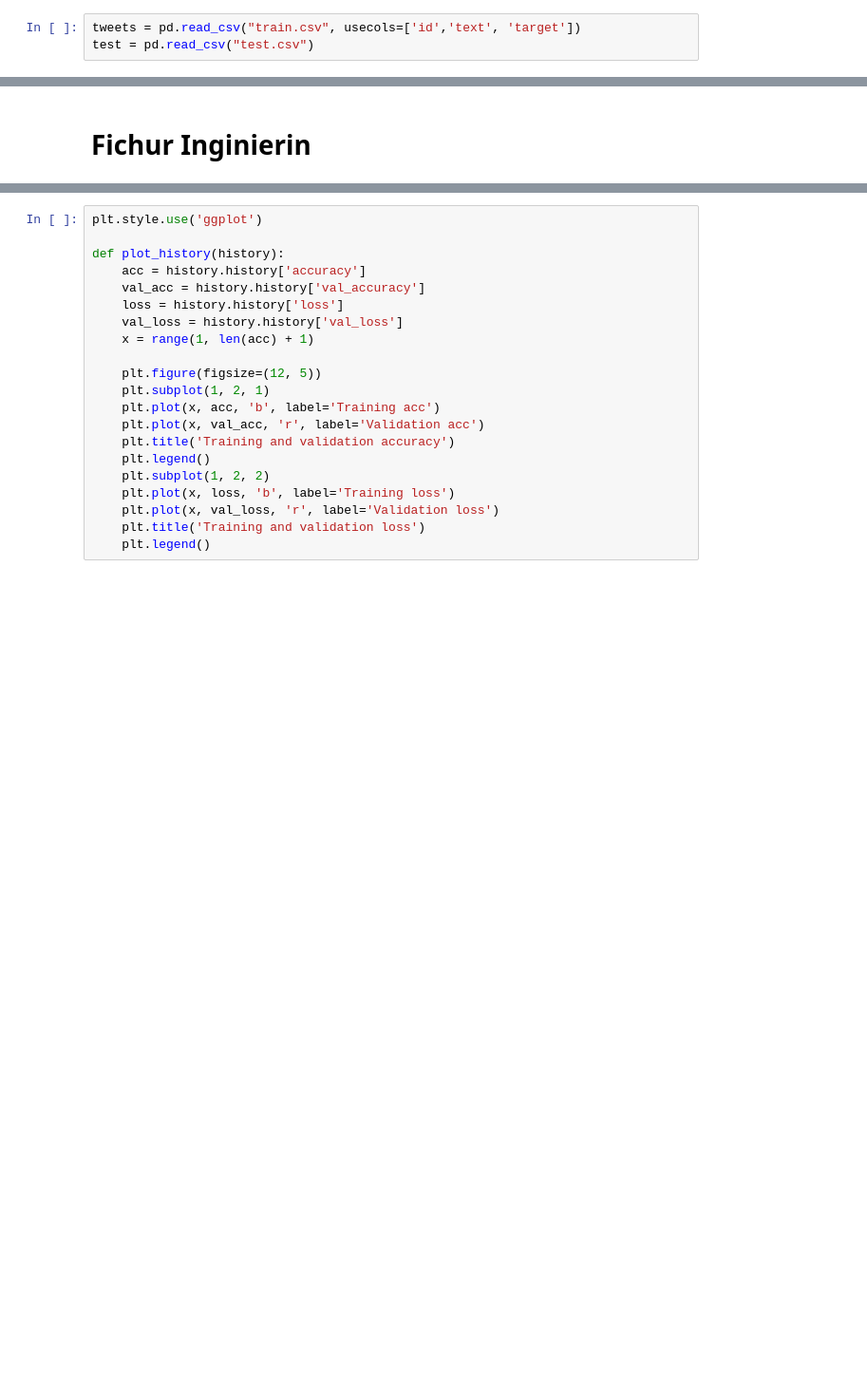
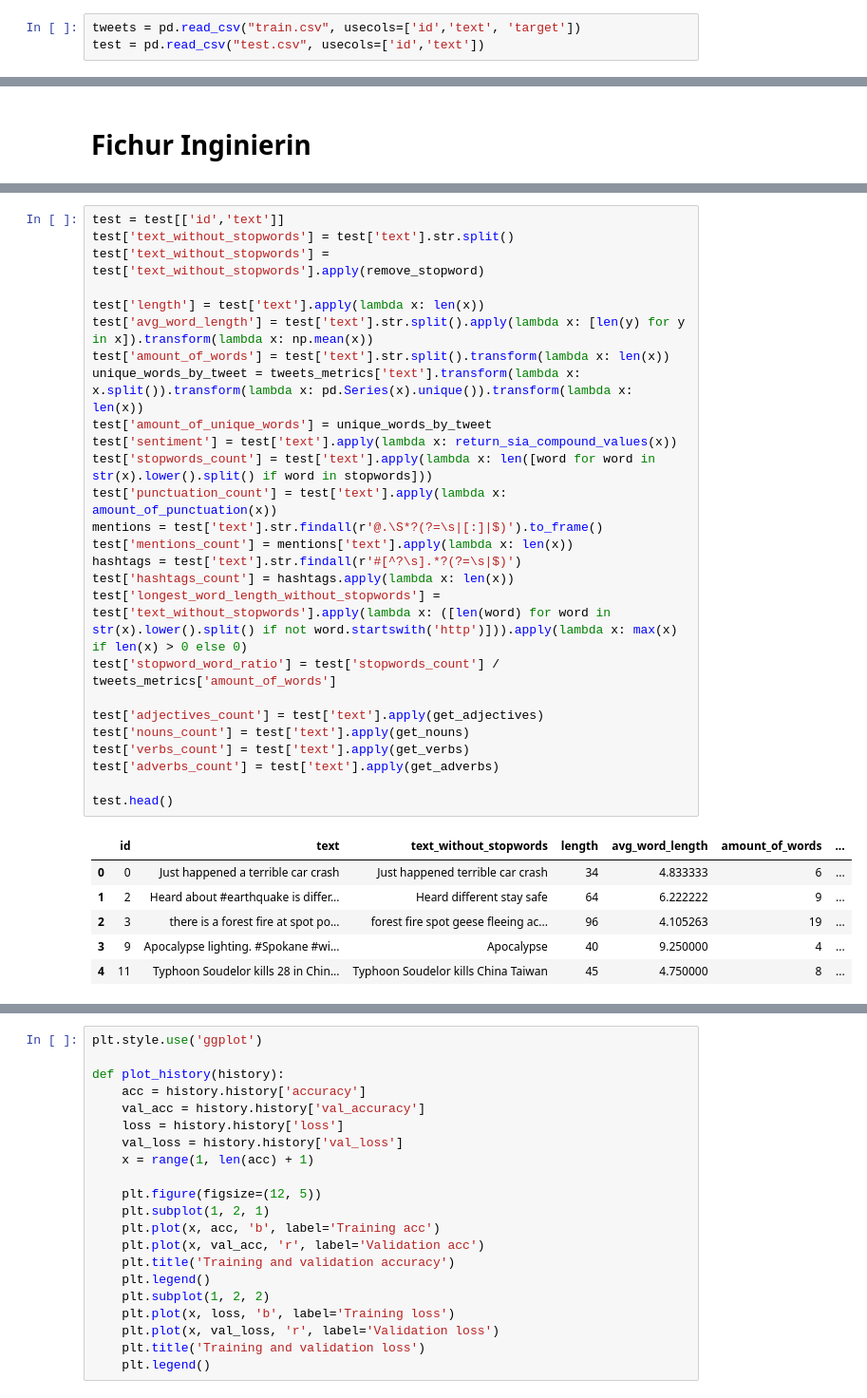
Before and after one commit to milemarchese/OrganizacionDeDatos, a Jupyter notebook: TP2/Modelos Mauro.ipynb, the cells around one changed output, grey strips where cells are left out. Shown at 95% size. Drawn from its saved outputs; the diff is of its cells as text; blank space fills up the shorter version.

```diff
--- a/TP2/Modelos Mauro.ipynb
+++ b/TP2/Modelos Mauro.ipynb
@@ -87,4 +87,4 @@ def get_adverbs(text):
     return len([word for (word,tag) in blob.tags if tag.startswith("RB")])
 # %%
 tweets = pd.read_csv("train.csv", usecols=['id','text', 'target'])
-test = pd.read_csv("test.csv")
+test = pd.read_csv("test.csv", usecols=['id','text'])
@@ -137,4 +151,37 @@ tweets_metrics.head()
 | 2 | 5 | All residents asked to 'shelter i... | 1 | All residents asked notified No e... | 133 | 5.090909 | 22 | ... |
 | 3 | 6 | 13,000 people receive #wildfires ... | 1 | people receive evacuation orders ... | 65 | 7.125000 | 8 | ... |
 | 4 | 7 | Just got sent this photo from Rub... | 1 | Just got sent photo Ruby smoke po... | 88 | 4.500000 | 16 | ... |
+# %%
+test = test[['id','text']]
+test['text_without_stopwords'] = test['text'].str.split()
+test['text_without_stopwords'] = test['text_without_stopwords'].apply(remove_stopword)
+
+test['length'] = test['text'].apply(lambda x: len(x))
+test['avg_word_length'] = test['text'].str.split().apply(lambda x: [len(y) for y in x]).transform(lambda x: np.mean(x))
+test['amount_of_words'] = test['text'].str.split().transform(lambda x: len(x))
+unique_words_by_tweet = tweets_metrics['text'].transform(lambda x: x.split()).transform(lambda x: pd.Series(x).unique()).transform(lambda x: len(x))
+test['amount_of_unique_words'] = unique_words_by_tweet
+test['sentiment'] = test['text'].apply(lambda x: return_sia_compound_values(x))
+test['stopwords_count'] = test['text'].apply(lambda x: len([word for word in str(x).lower().split() if word in stopwords]))
+test['punctuation_count'] = test['text'].apply(lambda x: amount_of_punctuation(x))
+mentions = test['text'].str.findall(r'@.\S*?(?=\s|[:]|$)').to_frame()
+test['mentions_count'] = mentions['text'].apply(lambda x: len(x))
+hashtags = test['text'].str.findall(r'#[^?\s].*?(?=\s|$)')
+test['hashtags_count'] = hashtags.apply(lambda x: len(x))
+test['longest_word_length_without_stopwords'] = test['text_without_stopwords'].apply(lambda x: ([len(word) for word in str(x).lower().split() if not word.startswith('http')])).apply(lambda x: max(x) if len(x) > 0 else 0)
+test['stopword_word_ratio'] = test['stopwords_count'] / tweets_metrics['amount_of_words']
+
+test['adjectives_count'] = test['text'].apply(get_adjectives)
+test['nouns_count'] = test['text'].apply(get_nouns)
+test['verbs_count'] = test['text'].apply(get_verbs)
+test['adverbs_count'] = test['text'].apply(get_adverbs)
+
+test.head()
+# %% [output]
+|  | id | text | text_without_stopwords | length | avg_word_length | amount_of_words | ... |
+| 0 | 0 | Just happened a terrible car crash | Just happened terrible car crash | 34 | 4.833333 | 6 | ... |
+| 1 | 2 | Heard about #earthquake is differ... | Heard different stay safe | 64 | 6.222222 | 9 | ... |
+| 2 | 3 | there is a forest fire at spot po... | forest fire spot geese fleeing ac... | 96 | 4.105263 | 19 | ... |
+| 3 | 9 | Apocalypse lighting. #Spokane #wi... | Apocalypse | 40 | 9.250000 | 4 | ... |
+| 4 | 11 | Typhoon Soudelor kills 28 in Chin... | Typhoon Soudelor kills China Taiwan | 45 | 4.750000 | 8 | ... |
 # %%
```
Also changed, not shown: parts of 37 cells of this notebook, 14 other files.
